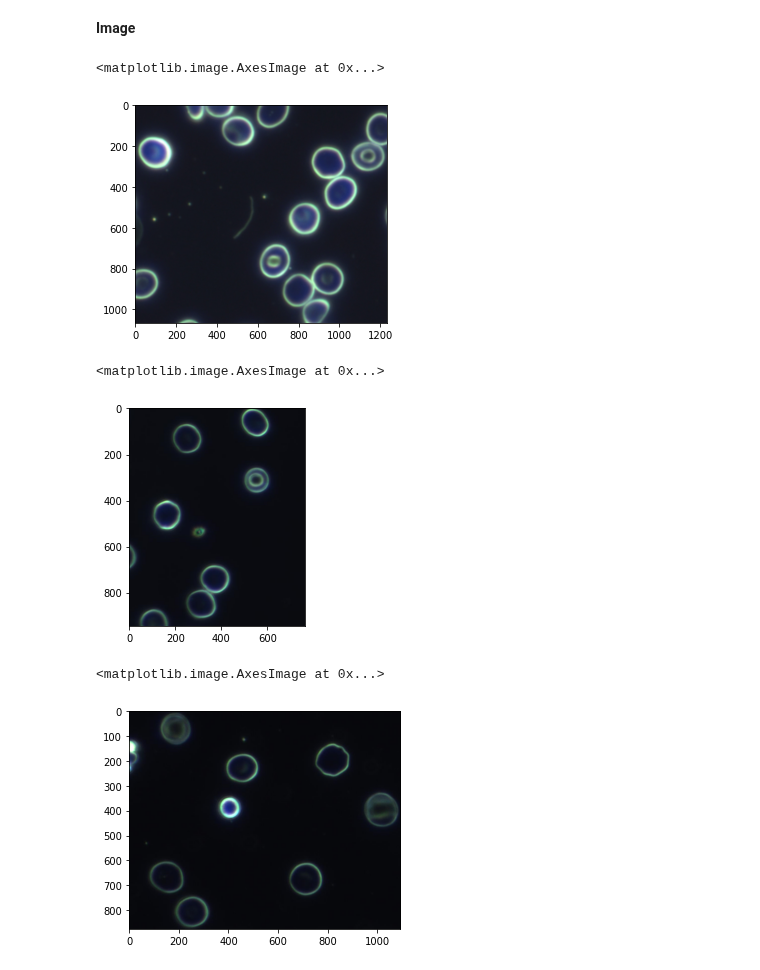
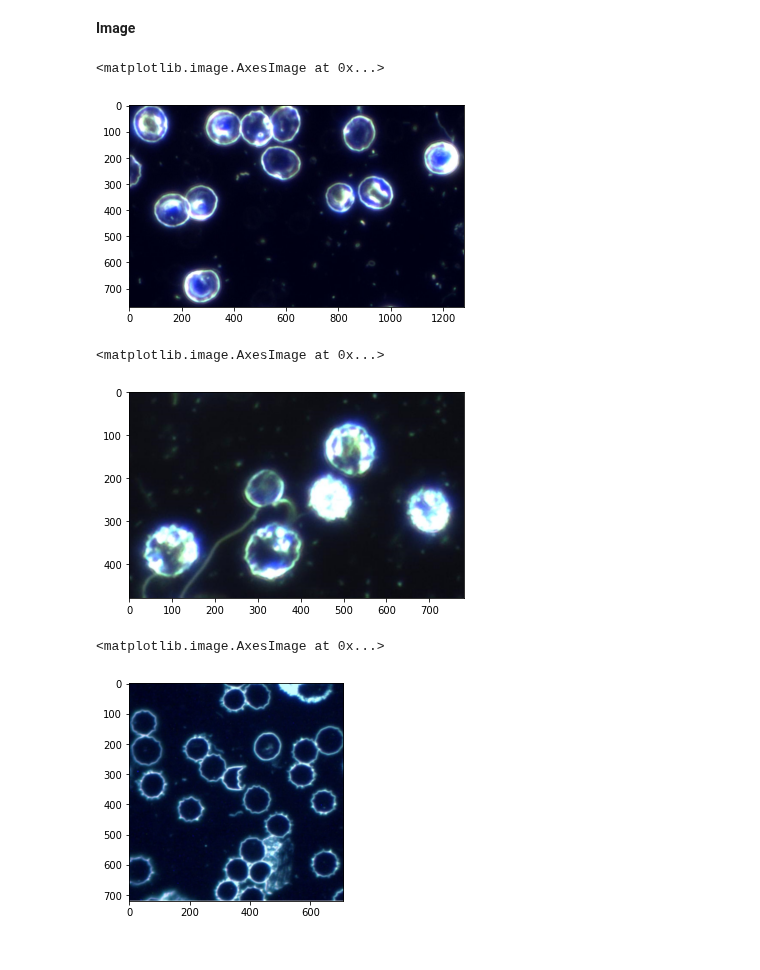
Before and after one commit to nailanabilaaaaaa/FinalProject_PCVK_2022, a Jupyter notebook: Final_Project.ipynb, the cells around one changed output. Cells and saved outputs as stored; diff of their text form; code cells hidden in the pictures.

Commit message:
CreUpdate Gambar Bacteria

```diff
--- a/Final_Project.ipynb
+++ b/Final_Project.ipynb
@@ -19,26 +19,26 @@ import numpy as np
 # %% [markdown]
 **Image**
 # %%
-img_1 = cv.imread('/content/drive/MyDrive/Bacteria/025.png')
+img_1 = cv.imread('/content/drive/MyDrive/Bacteria/118.png')
 
 #gambar di warna asli
 plt.imshow(cv.cvtColor(img_1, cv.COLOR_BGR2RGB))
 # %% [output]
 <matplotlib.image.AxesImage at 0x...>
-[figure, old version]
+[figure, new version]
 # %%
-img_2 = cv.imread('/content/drive/MyDrive/Bacteria/175.png')
+img_2 = cv.imread('/content/drive/MyDrive/Bacteria/095.png')
 
 #gambar di warna asli
 plt.imshow(cv.cvtColor(img_2, cv.COLOR_BGR2RGB))
 # %% [output]
 <matplotlib.image.AxesImage at 0x...>
-[figure, old version]
+[figure, new version]
 # %%
-img_3 = cv.imread('/content/drive/MyDrive/Bacteria/185.png')
+img_3 = cv.imread('/content/drive/MyDrive/Bacteria/001.png')
 
 #gambar di warna asli
 plt.imshow(cv.cvtColor(img_3, cv.COLOR_BGR2RGB))
 # %% [output]
 <matplotlib.image.AxesImage at 0x...>
-[figure, old version]
+[figure, new version]
```
